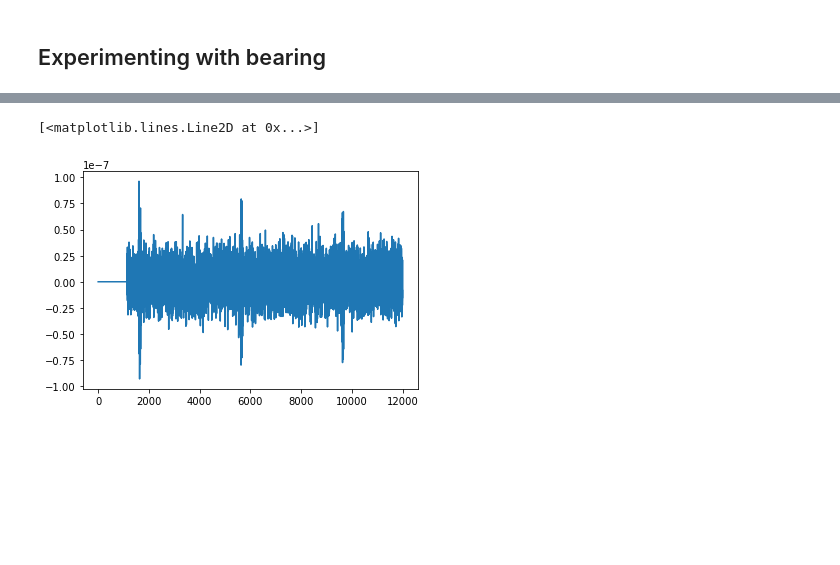
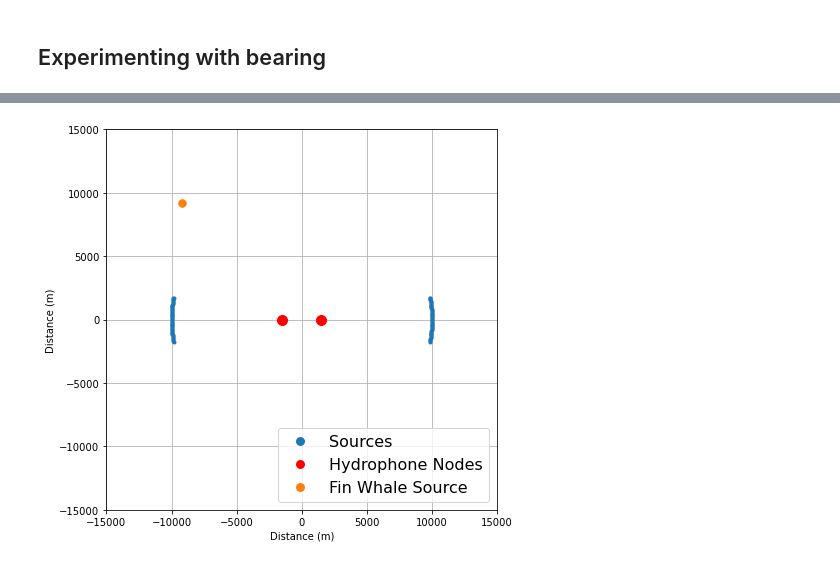
Before and after one commit to John-Ragland/NI_simulation, a Jupyter notebook: scripts/20Hz_noise.ipynb, the cells around one changed output, grey strips where cells are left out. Cells and saved outputs as stored; diff of their text form; code cells hidden in the pictures; blank space fills up the shorter version.

Commit message:
added bearing to fin whales

```diff
--- a/scripts/20Hz_noise.ipynb
+++ b/scripts/20Hz_noise.ipynb
@@ -219,5 +186,15 @@ plt.xlim([-5, 5])
-# %%
-plt.plot(xA)
-# %% [output]
-[<matplotlib.lines.Line2D at 0x...>]
-[figure, removed]
+# %%
+deg = 135
+source_distribution = ni_sim.source_distribution2D()
+source_distribution.endfire_circle(10,10000,100)
+source_distribution.add_custom_sources(label='fin_model', coord=(13000,deg))
+sources = source_distribution.sources
+
+env = ni_sim.environment(sources, time_length=600)
+fig, ax = env.plot_env()
+plt.xlim([-15000, 15000])
+plt.ylim([-15000, 15000])
+
+fig.savefig('bearing_env.png', dpi=300)
+# %% [output]
+[figure, added]
```
Also changed, not shown: parts of 3 cells of this notebook, 1 other file.
